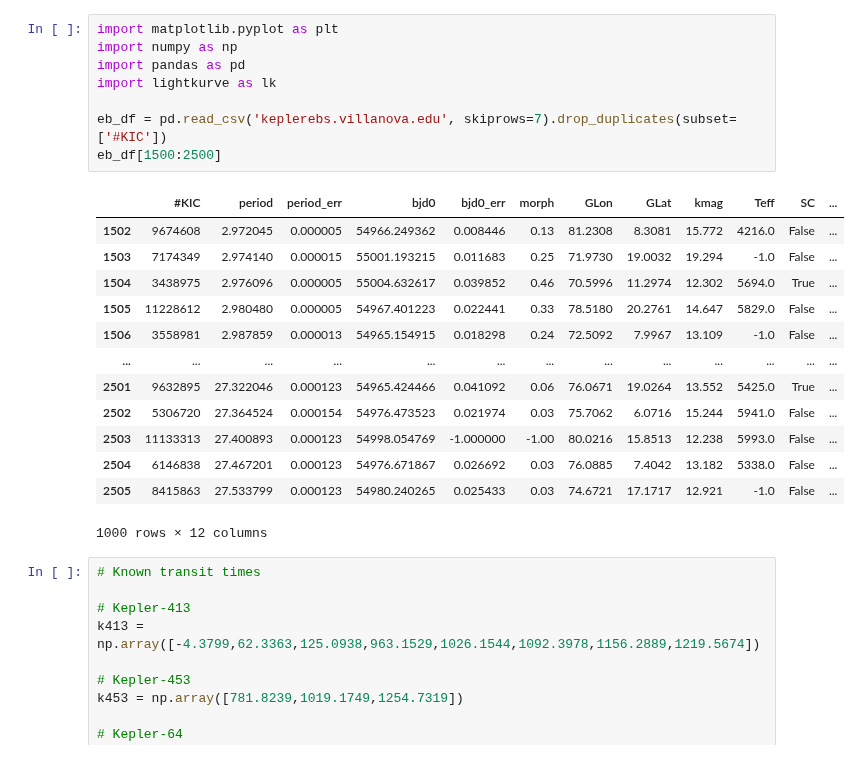
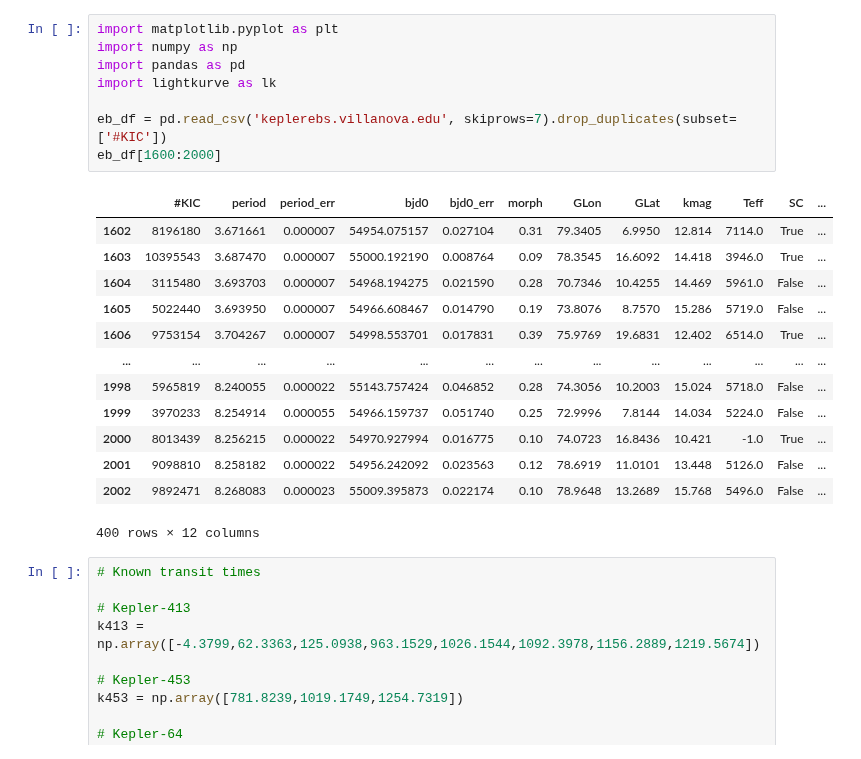
Before and after one commit to sfremy/astro_tools, a Jupyter notebook: prefold_automated.ipynb, the cells around one changed output. Saved outputs shown, nothing was run; the diff lists cells and outputs as text.

```diff
--- a/prefold_automated.ipynb
+++ b/prefold_automated.ipynb
@@ -1,25 +1,25 @@
 # %%
 import matplotlib.pyplot as plt
 import numpy as np
 import pandas as pd
 import lightkurve as lk
 
 eb_df = pd.read_csv('keplerebs.villanova.edu', skiprows=7).drop_duplicates(subset=['#KIC'])
-eb_df[1500:2500]
+eb_df[1600:2000]
 # %% [output]
 |  | #KIC | period | period_err | bjd0 | bjd0_err | morph | GLon | GLat | kmag | Teff | SC | ... |
-| 1502 | 9674608 | 2.972045 | 0.000005 | 54966.249362 | 0.008446 | 0.13 | 81.2308 | 8.3081 | 15.772 | 4216.0 | False | ... |
-| 1503 | 7174349 | 2.974140 | 0.000015 | 55001.193215 | 0.011683 | 0.25 | 71.9730 | 19.0032 | 19.294 | -1.0 | False | ... |
-| 1504 | 3438975 | 2.976096 | 0.000005 | 55004.632617 | 0.039852 | 0.46 | 70.5996 | 11.2974 | 12.302 | 5694.0 | True | ... |
-| 1505 | 11228612 | 2.980480 | 0.000005 | 54967.401223 | 0.022441 | 0.33 | 78.5180 | 20.2761 | 14.647 | 5829.0 | False | ... |
-| 1506 | 3558981 | 2.987859 | 0.000013 | 54965.154915 | 0.018298 | 0.24 | 72.5092 | 7.9967 | 13.109 | -1.0 | False | ... |
+| 1602 | 8196180 | 3.671661 | 0.000007 | 54954.075157 | 0.027104 | 0.31 | 79.3405 | 6.9950 | 12.814 | 7114.0 | True | ... |
+| 1603 | 10395543 | 3.687470 | 0.000007 | 55000.192190 | 0.008764 | 0.09 | 78.3545 | 16.6092 | 14.418 | 3946.0 | True | ... |
+| 1604 | 3115480 | 3.693703 | 0.000007 | 54968.194275 | 0.021590 | 0.28 | 70.7346 | 10.4255 | 14.469 | 5961.0 | False | ... |
+| 1605 | 5022440 | 3.693950 | 0.000007 | 54966.608467 | 0.014790 | 0.19 | 73.8076 | 8.7570 | 15.286 | 5719.0 | False | ... |
+| 1606 | 9753154 | 3.704267 | 0.000007 | 54998.553701 | 0.017831 | 0.39 | 75.9769 | 19.6831 | 12.402 | 6514.0 | True | ... |
 | ... | ... | ... | ... | ... | ... | ... | ... | ... | ... | ... | ... | ... |
-| 2501 | 9632895 | 27.322046 | 0.000123 | 54965.424466 | 0.041092 | 0.06 | 76.0671 | 19.0264 | 13.552 | 5425.0 | True | ... |
-| 2502 | 5306720 | 27.364524 | 0.000154 | 54976.473523 | 0.021974 | 0.03 | 75.7062 | 6.0716 | 15.244 | 5941.0 | False | ... |
-| 2503 | 11133313 | 27.400893 | 0.000123 | 54998.054769 | -1.000000 | -1.00 | 80.0216 | 15.8513 | 12.238 | 5993.0 | False | ... |
-| 2504 | 6146838 | 27.467201 | 0.000123 | 54976.671867 | 0.026692 | 0.03 | 76.0885 | 7.4042 | 13.182 | 5338.0 | False | ... |
-| 2505 | 8415863 | 27.533799 | 0.000123 | 54980.240265 | 0.025433 | 0.03 | 74.6721 | 17.1717 | 12.921 | -1.0 | False | ... |
+| 1998 | 5965819 | 8.240055 | 0.000022 | 55143.757424 | 0.046852 | 0.28 | 74.3056 | 10.2003 | 15.024 | 5718.0 | False | ... |
+| 1999 | 3970233 | 8.254914 | 0.000055 | 54966.159737 | 0.051740 | 0.25 | 72.9996 | 7.8144 | 14.034 | 5224.0 | False | ... |
+| 2000 | 8013439 | 8.256215 | 0.000022 | 54970.927994 | 0.016775 | 0.10 | 74.0723 | 16.8436 | 10.421 | -1.0 | True | ... |
+| 2001 | 9098810 | 8.258182 | 0.000022 | 54956.242092 | 0.023563 | 0.12 | 78.6919 | 11.0101 | 13.448 | 5126.0 | False | ... |
+| 2002 | 9892471 | 8.268083 | 0.000023 | 55009.395873 | 0.022174 | 0.10 | 78.9648 | 13.2689 | 15.768 | 5496.0 | False | ... |
-1000 rows × 12 columns
+400 rows × 12 columns
 # %%
 # Known transit times
 
```
Also changed, not shown: parts of 4 cells of this notebook, 2 other files.
